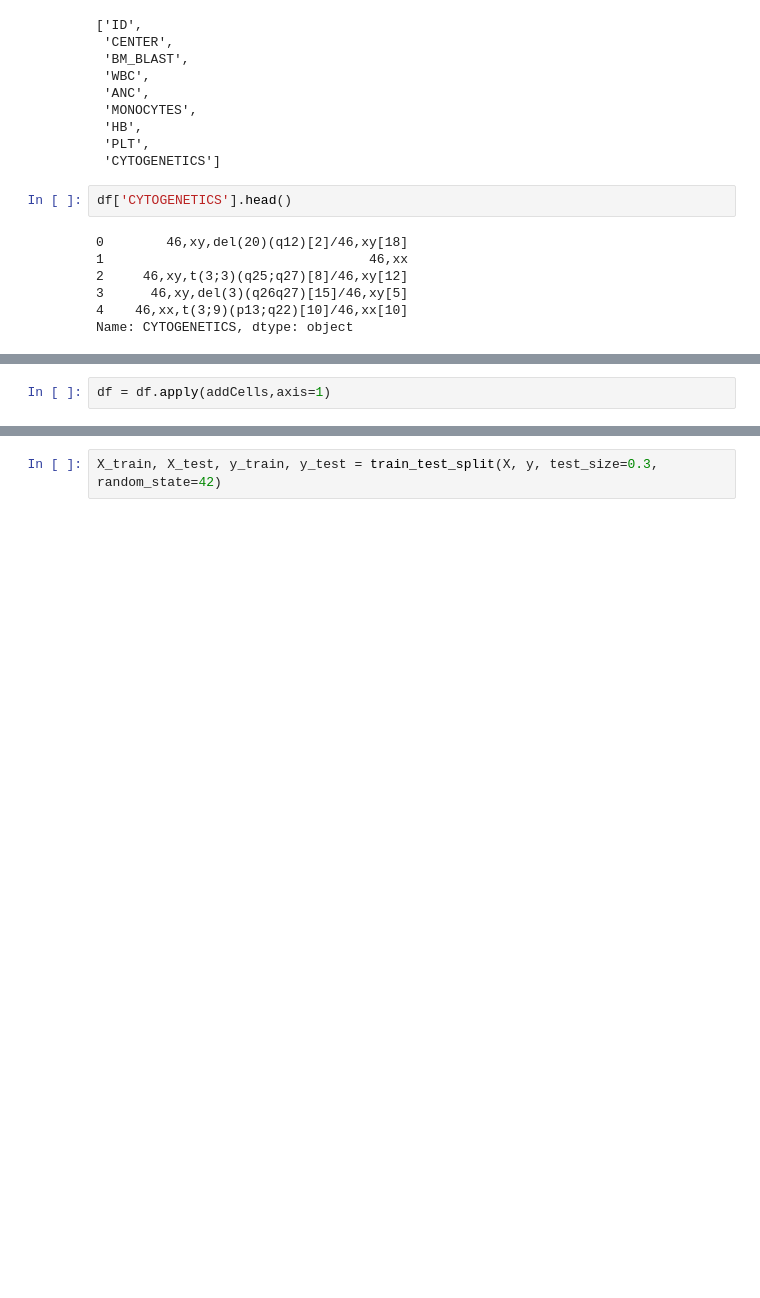
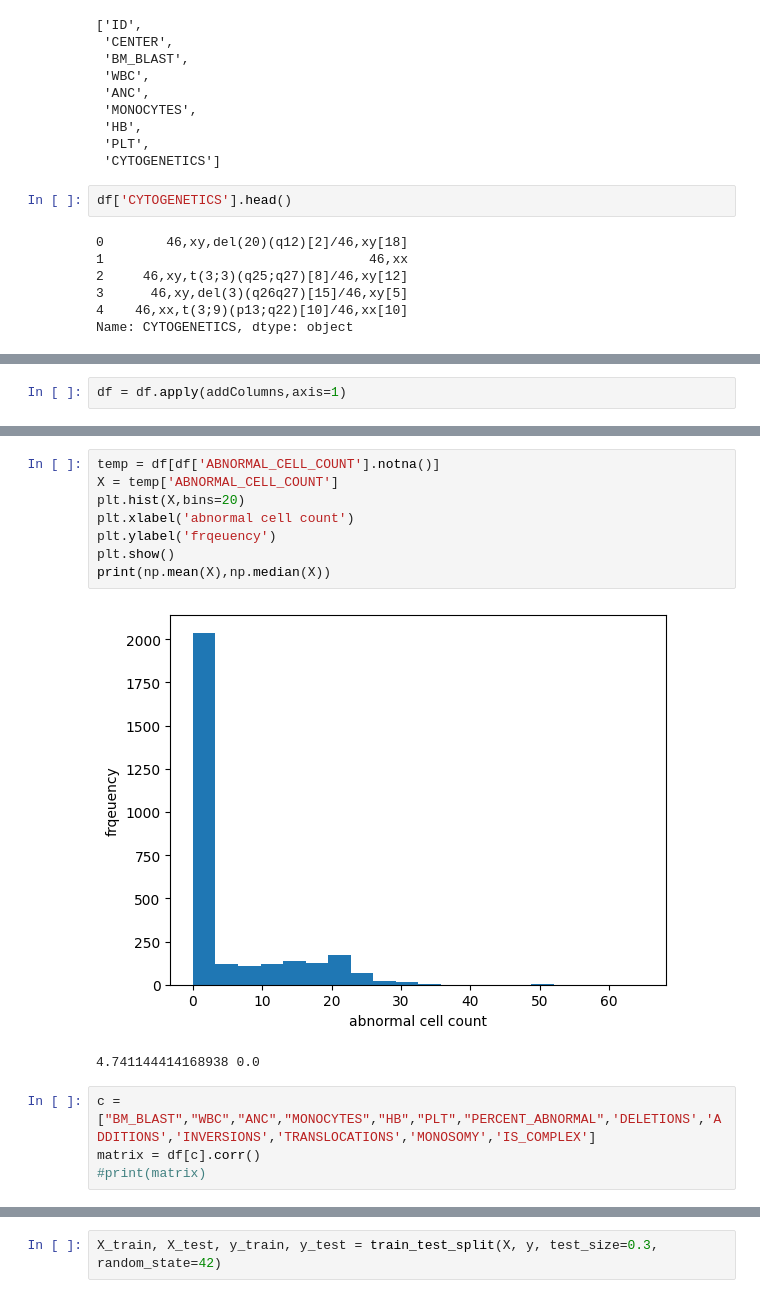
Before and after one commit to varoon1618/qrt-challenge, a Jupyter notebook: Attempt2.ipynb, the cells around one changed output, grey strips where cells are left out. Cells and saved outputs as stored; diff of their text form; blank space fills up the shorter version.

```diff
--- a/Attempt2.ipynb
+++ b/Attempt2.ipynb
@@ -88,7 +125,7 @@ def addCells(row):
 #t = extractNormalCells('46,xy')
 #print(t)
 # %%
-df = df.apply(addCells,axis=1)
+df = df.apply(addColumns,axis=1)
 # %%
 df.head()
 # %% [output]
@@ -100,0 +164,15 @@ df.head()
+# %%
+temp = df[df['ABNORMAL_CELL_COUNT'].notna()]
+X = temp['ABNORMAL_CELL_COUNT']
+plt.hist(X,bins=20)
+plt.xlabel('abnormal cell count')
+plt.ylabel('frqeuency')
+plt.show()
+print(np.mean(X),np.median(X))
+# %% [output]
+[figure, added]
+4.741144414168938 0.0
+# %%
+c =  ["BM_BLAST","WBC","ANC","MONOCYTES","HB","PLT","PERCENT_ABNORMAL",'DELETIONS','ADDITIONS','INVERSIONS','TRANSLOCATIONS','MONOSOMY','IS_COMPLEX']
+matrix = df[c].corr()
+#print(matrix)
```
Also changed, not shown: parts of 8 cells of this notebook.
